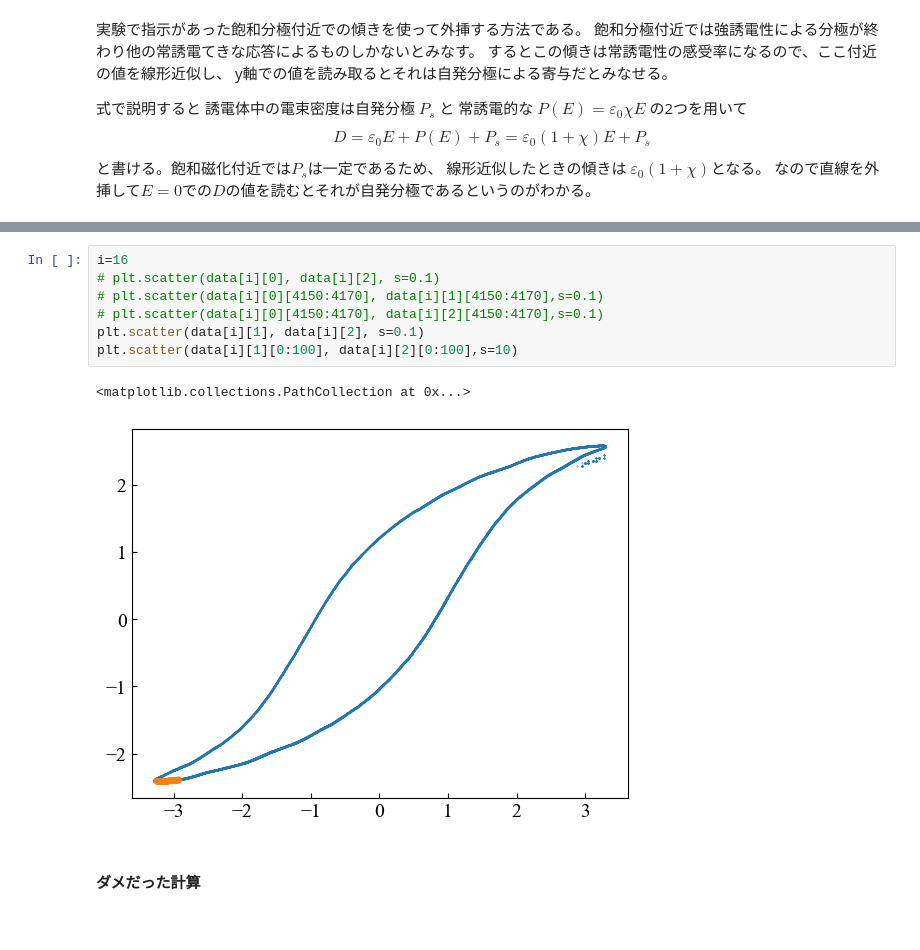
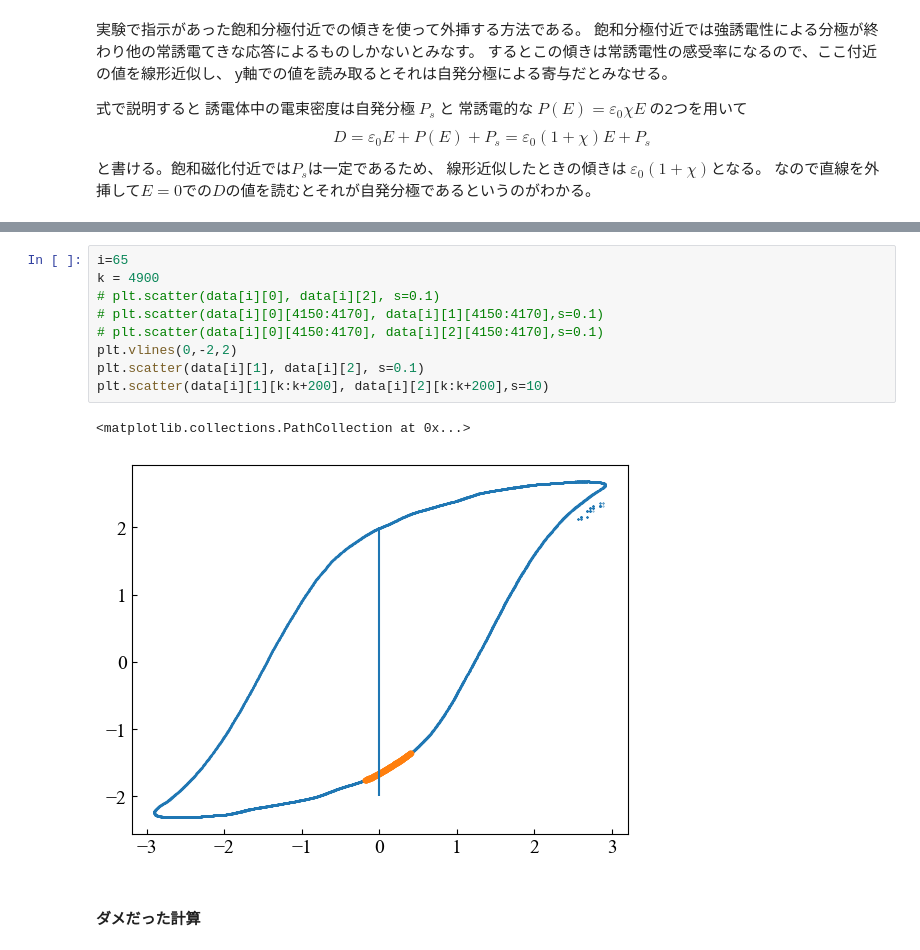
Before and after one commit to xiang-gong3944/----, a Jupyter notebook: 2024_10_04_ヒステリシス/data/2024_10_04.ipynb, the cells around one changed output, grey strips where cells are left out. Cells and saved outputs as stored; diff of their text form.

```diff
--- a/2024_10_04_ヒステリシス/data/2024_10_04.ipynb
+++ b/2024_10_04_ヒステリシス/data/2024_10_04.ipynb
@@ -244,13 +245,15 @@ plt.scatter(temp, Ps)
 # %%
-i=16
+i=65
+k = 4900
 # plt.scatter(data[i][0], data[i][2], s=0.1)
 # plt.scatter(data[i][0][4150:4170], data[i][1][4150:4170],s=0.1)
 # plt.scatter(data[i][0][4150:4170], data[i][2][4150:4170],s=0.1)
+plt.vlines(0,-2,2)
 plt.scatter(data[i][1], data[i][2], s=0.1)
-plt.scatter(data[i][1][0:100], data[i][2][0:100],s=10)
+plt.scatter(data[i][1][k:k+200], data[i][2][k:k+200],s=10)
 # %% [output]
 <matplotlib.collections.PathCollection at 0x...>
-[figure, old version]
+[figure, new version]
 # %% [markdown]
 #### ダメだった計算
 # %% [markdown]
```
Also changed, not shown: parts of 15 cells of this notebook.
